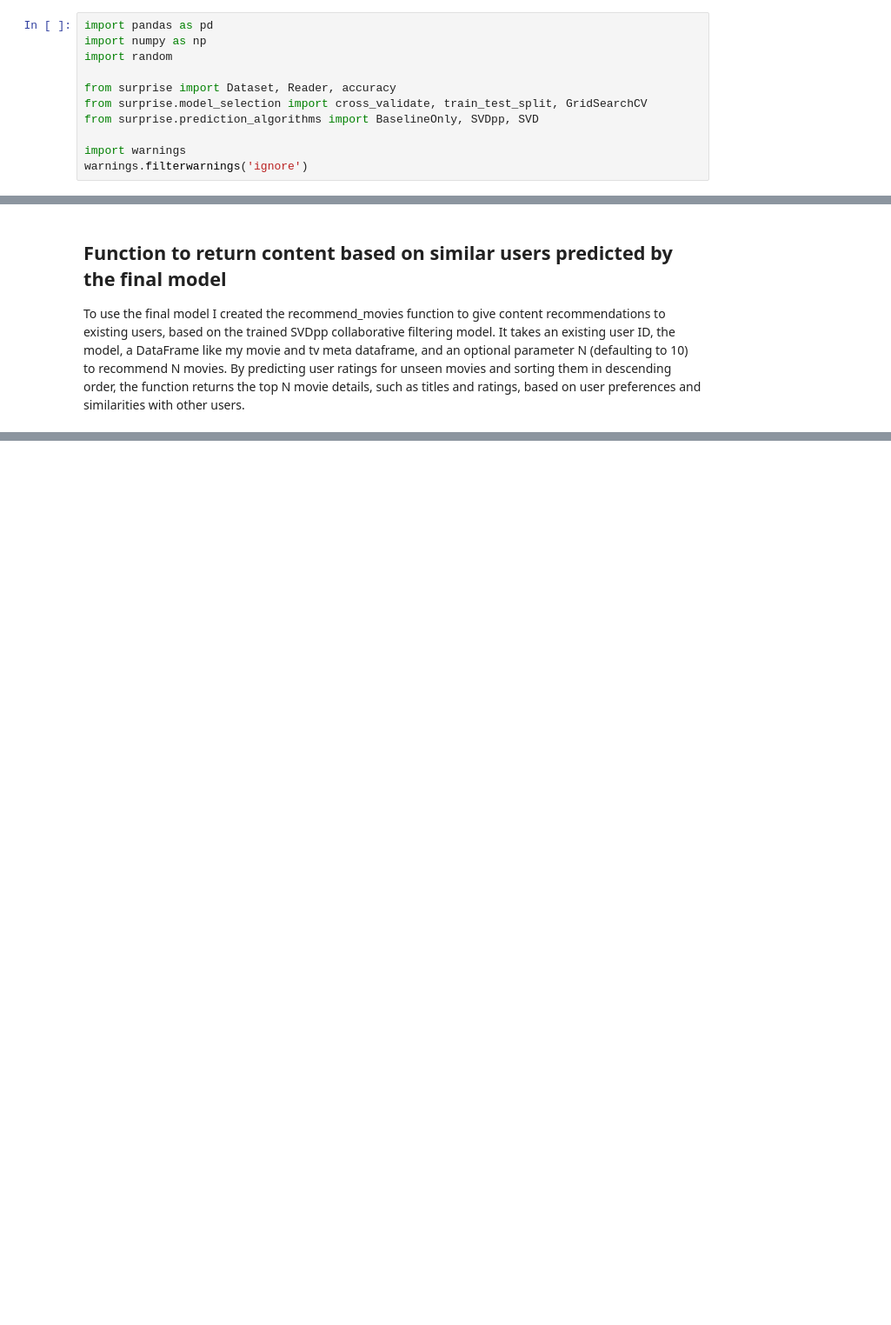
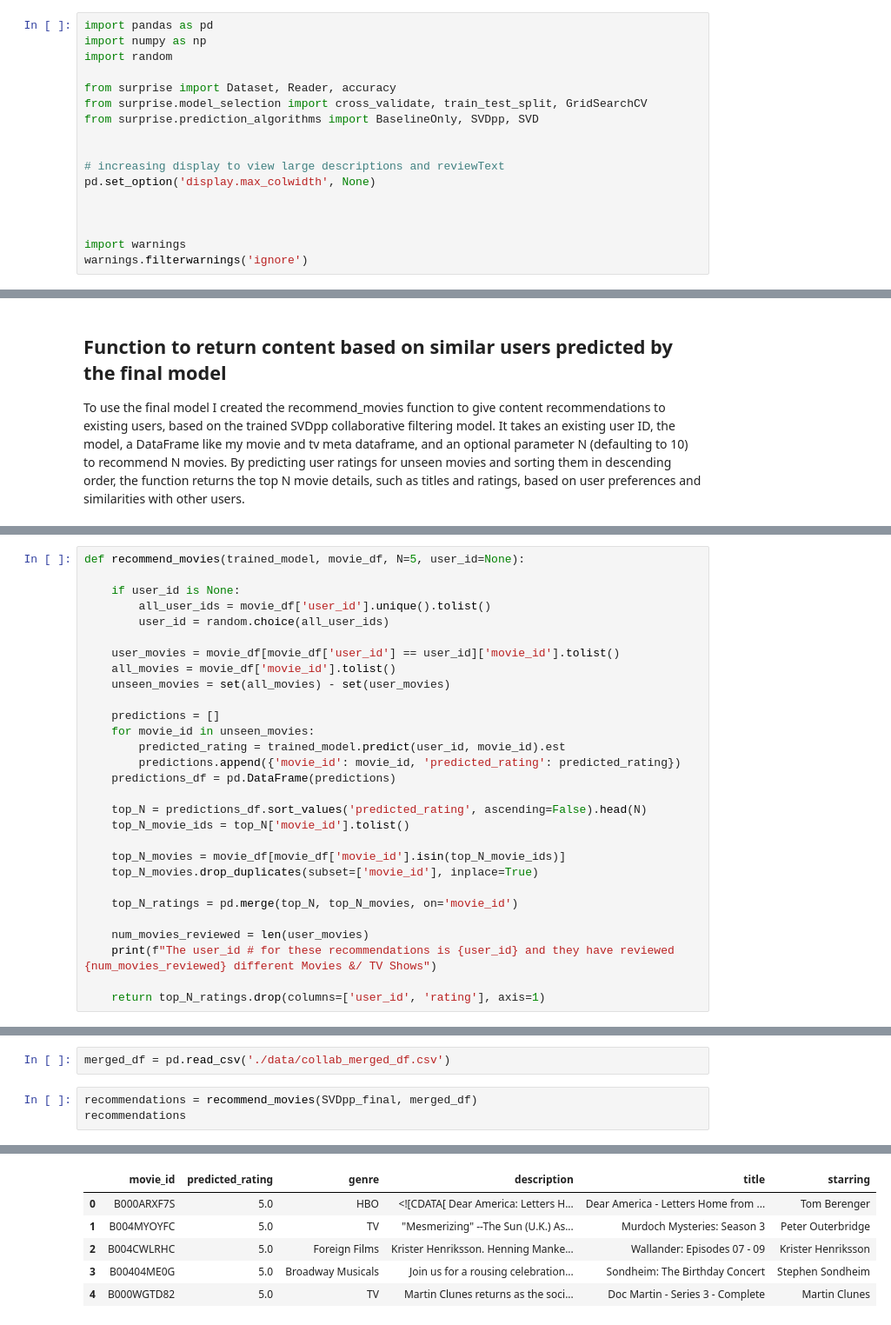
Before and after one commit to ImMaxRoss/film_finder, a Jupyter notebook: collaborative_filtering.ipynb, the cells around one changed output, grey strips where cells are left out. Shown at 87% size. Drawn from its saved outputs; the diff is of its cells as text; blank space fills up the shorter version.

```diff
--- a/collaborative_filtering.ipynb
+++ b/collaborative_filtering.ipynb
@@ -31,6 +31,12 @@ from surprise import Dataset, Reader, accuracy
 from surprise.model_selection import cross_validate, train_test_split, GridSearchCV
 from surprise.prediction_algorithms import BaselineOnly, SVDpp, SVD
 
+
+# increasing display to view large descriptions and reviewText
+pd.set_option('display.max_colwidth', None)
+
+
+
 import warnings
 warnings.filterwarnings('ignore')
 # %%
@@ -203 +187,30 @@ def recommend_movies(user_id, trained_model, movie_df, N=10):
+# %%
+def recommend_movies(trained_model, movie_df, N=5, user_id=None):
+
+    if user_id is None:
+        all_user_ids = movie_df['user_id'].unique().tolist()
+        user_id = random.choice(all_user_ids)
+
+    user_movies = movie_df[movie_df['user_id'] == user_id]['movie_id'].tolist()
+    all_movies = movie_df['movie_id'].tolist()
+    unseen_movies = set(all_movies) - set(user_movies)
+
+    predictions = []
+    for movie_id in unseen_movies:
+        predicted_rating = trained_model.predict(user_id, movie_id).est
+        predictions.append({'movie_id': movie_id, 'predicted_rating': predicted_rating})
+    predictions_df = pd.DataFrame(predictions)
+
+    top_N = predictions_df.sort_values('predicted_rating', ascending=False).head(N)
+    top_N_movie_ids = top_N['movie_id'].tolist()
+
+    top_N_movies = movie_df[movie_df['movie_id'].isin(top_N_movie_ids)]
+    top_N_movies.drop_duplicates(subset=['movie_id'], inplace=True)
+
+    top_N_ratings = pd.merge(top_N, top_N_movies, on='movie_id')
+
+    num_movies_reviewed = len(user_movies)
+    print(f"The user_id # for these recommendations is {user_id} and they have reviewed {num_movies_reviewed} different Movies &/ TV Shows")
+
+    return top_N_ratings.drop(columns=['user_id', 'rating'], axis=1)
 # %%
@@ -263,0 +252,6 @@ merged_df.loc[merged_df['user_id'] == user_id]
+# %%
+merged_df = pd.read_csv('./data/collab_merged_df.csv')
+# %%
+recommendations = recommend_movies(SVDpp_final, merged_df)
+recommendations
+# %% [output]
@@ -263,0 +259,6 @@ merged_df.loc[merged_df['user_id'] == user_id]
+|  | movie_id | predicted_rating | genre | description | title | starring |
+| 0 | B000ARXF7S | 5.0 | HBO | <![CDATA[ Dear America: Letters H... | Dear America - Letters Home from ... | Tom Berenger |
+| 1 | B004MYOYFC | 5.0 | TV | "Mesmerizing" --The Sun (U.K.) As... | Murdoch Mysteries: Season 3 | Peter Outerbridge |
+| 2 | B004CWLRHC | 5.0 | Foreign Films | Krister Henriksson. Henning Manke... | Wallander: Episodes 07 - 09 | Krister Henriksson |
+| 3 | B00404ME0G | 5.0 | Broadway Musicals | Join us for a rousing celebration... | Sondheim: The Birthday Concert | Stephen Sondheim |
+| 4 | B000WGTD82 | 5.0 | TV | Martin Clunes returns as the soci... | Doc Martin - Series 3 - Complete | Martin Clunes |
```
Also changed, not shown: parts of 8 cells of this notebook, 5 other files.
